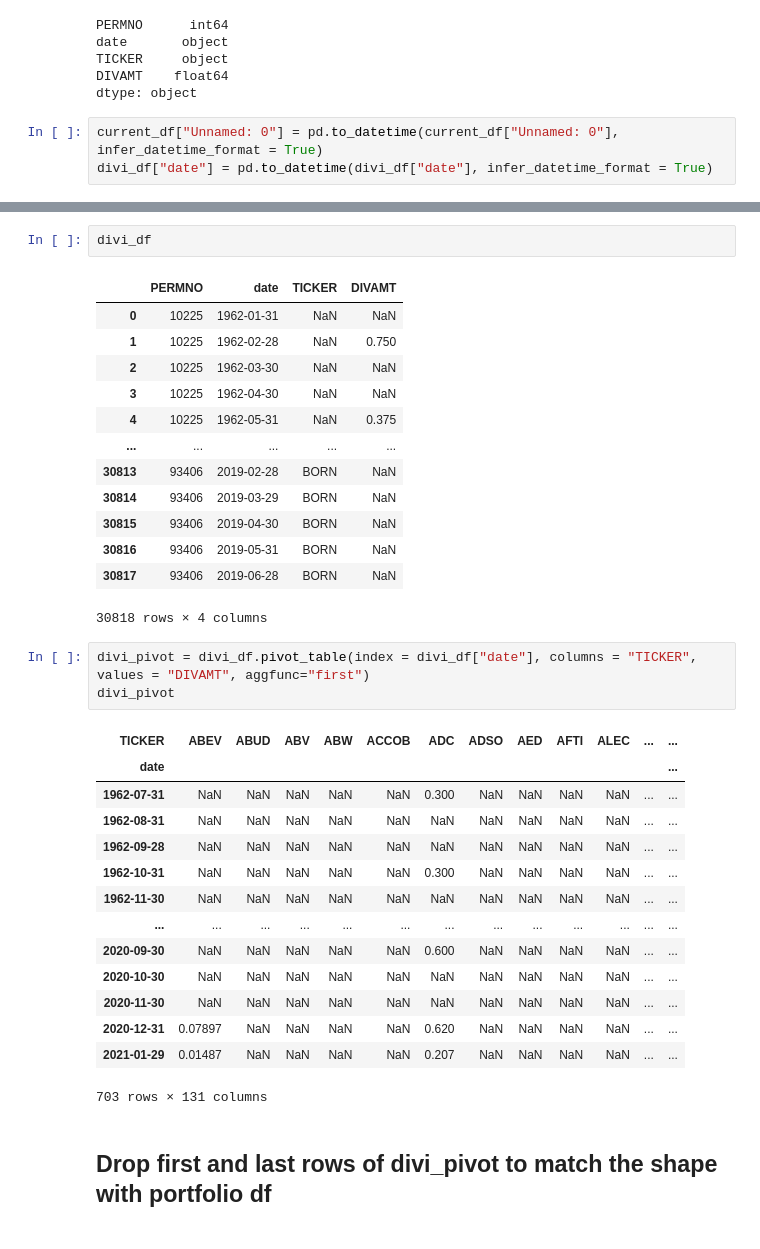
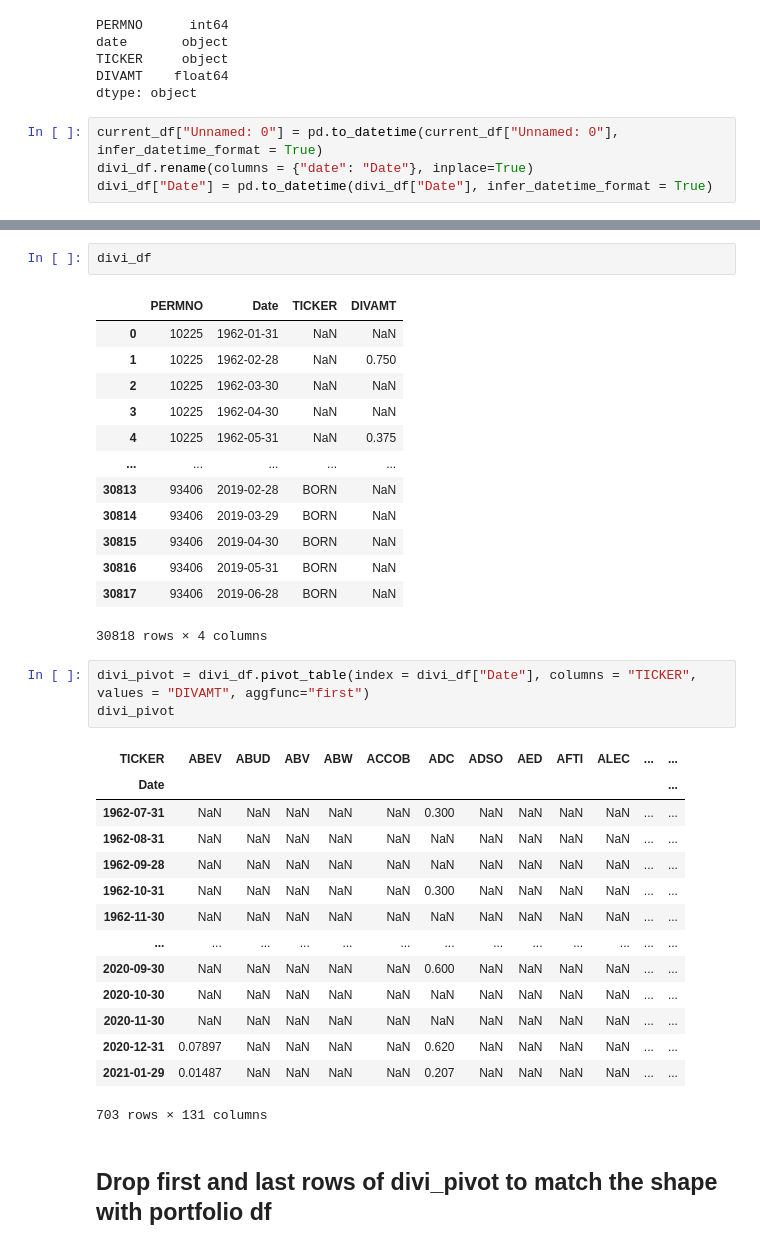
Before and after one commit to statistactics/sin-stocks, a Jupyter notebook: INCLUDING_DIVI_RFR.ipynb, the cells around one changed output, grey strips where cells are left out. Cells and saved outputs as stored; diff of their text form.

```diff
--- a/INCLUDING_DIVI_RFR.ipynb
+++ b/INCLUDING_DIVI_RFR.ipynb
@@ -67,5 +67,6 @@ DIVAMT    float64
 dtype: object
 # %%
 current_df["Unnamed: 0"] = pd.to_datetime(current_df["Unnamed: 0"], infer_datetime_format = True)
-divi_df["date"] = pd.to_datetime(divi_df["date"], infer_datetime_format = True)
+divi_df.rename(columns = {"date": "Date"}, inplace=True)
+divi_df["Date"] = pd.to_datetime(divi_df["Date"], infer_datetime_format = True)
 # %%
@@ -91,7 +93,7 @@ current_df
 # %%
 divi_df
 # %% [output]
-|  | PERMNO | date | TICKER | DIVAMT |
+|  | PERMNO | Date | TICKER | DIVAMT |
 | 0 | 10225 | 1962-01-31 | NaN | NaN |
 | 1 | 10225 | 1962-02-28 | NaN | 0.750 |
 | 2 | 10225 | 1962-03-30 | NaN | NaN |
@@ -105,11 +107,11 @@ divi_df
 | 30817 | 93406 | 2019-06-28 | BORN | NaN |
 30818 rows × 4 columns
 # %%
-divi_pivot = divi_df.pivot_table(index = divi_df["date"], columns = "TICKER", values = "DIVAMT", aggfunc="first")
+divi_pivot = divi_df.pivot_table(index = divi_df["Date"], columns = "TICKER", values = "DIVAMT", aggfunc="first")
 divi_pivot
 # %% [output]
 | TICKER | ABEV | ABUD | ABV | ABW | ACCOB | ADC | ADSO | AED | AFTI | ALEC | ... | ... |
-| date |  |  |  |  |  |  |  |  |  |  |  | ... |
+| Date |  |  |  |  |  |  |  |  |  |  |  | ... |
 | 1962-07-31 | NaN | NaN | NaN | NaN | NaN | 0.300 | NaN | NaN | NaN | NaN | ... | ... |
 | 1962-08-31 | NaN | NaN | NaN | NaN | NaN | NaN | NaN | NaN | NaN | NaN | ... | ... |
 | 1962-09-28 | NaN | NaN | NaN | NaN | NaN | NaN | NaN | NaN | NaN | NaN | ... | ... |
```
Also changed, not shown: parts of 21 cells of this notebook.
